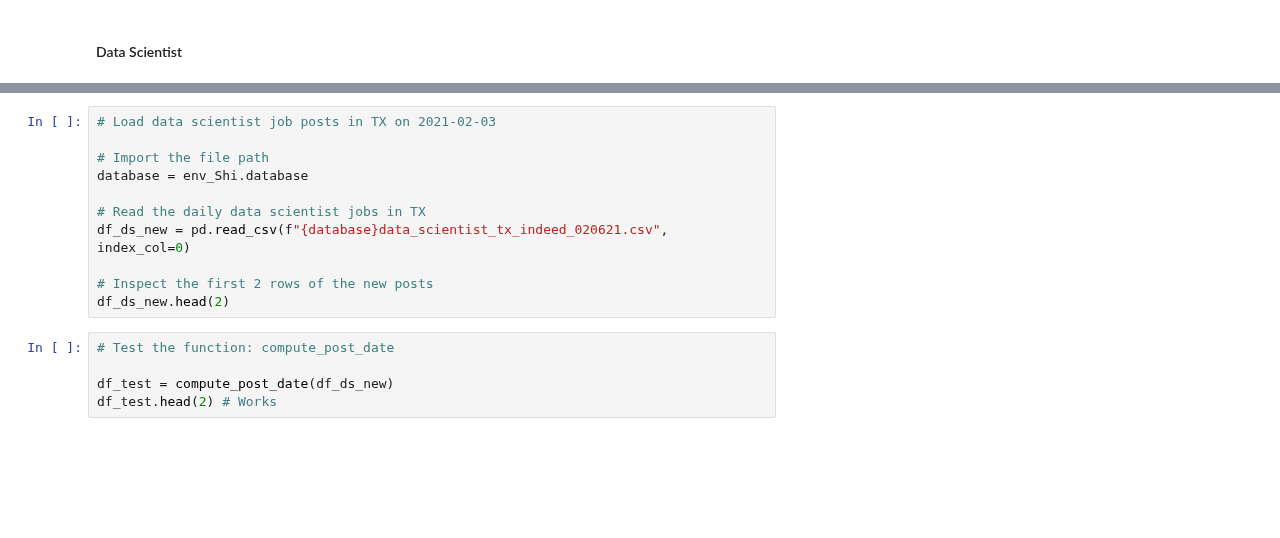
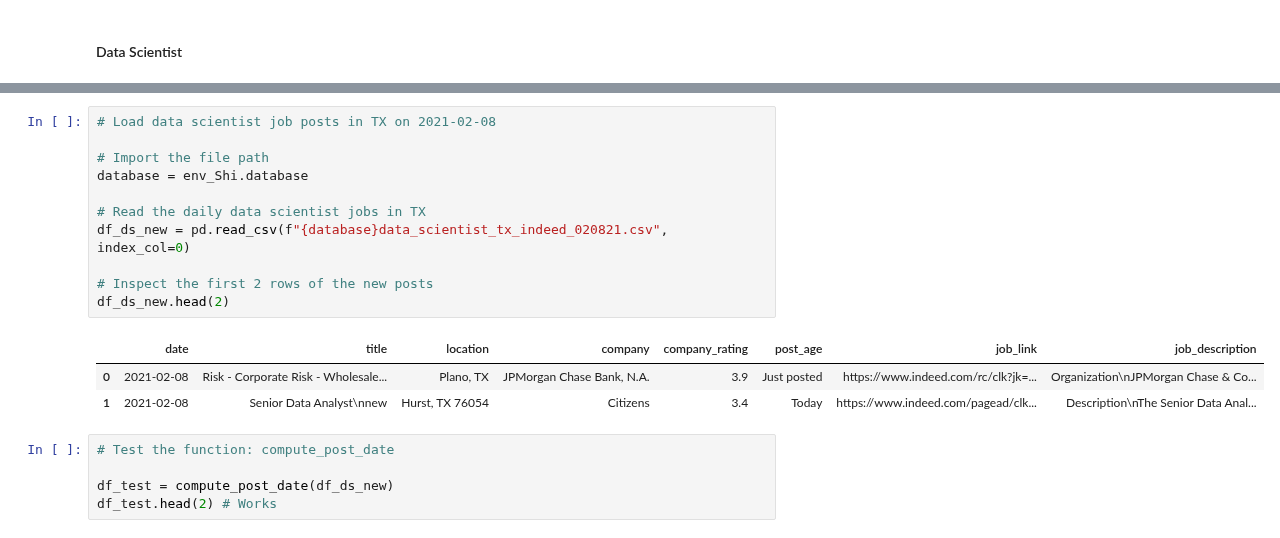
Before and after one commit to Blue-Owl-Data/Job-Search-Dashboard, a Jupyter notebook: notebook/MVP_Shi.ipynb, the cells around one changed output, grey strips where cells are left out. Cells and saved outputs as stored; diff of their text form; blank space fills up the shorter version.

```diff
--- a/notebook/MVP_Shi.ipynb
+++ b/notebook/MVP_Shi.ipynb
@@ -616,14 +730,18 @@ parsed[0]
 # %%
-# Load data scientist job posts in TX on 2021-02-03
+# Load data scientist job posts in TX on 2021-02-08
 
 # Import the file path
 database = env_Shi.database
 
 # Read the daily data scientist jobs in TX
-df_ds_new = pd.read_csv(f"{database}data_scientist_tx_indeed_020621.csv", index_col=0)
+df_ds_new = pd.read_csv(f"{database}data_scientist_tx_indeed_020821.csv", index_col=0)
 
 # Inspect the first 2 rows of the new posts
 df_ds_new.head(2)
+# %% [output]
+|  | date | title | location | company | company_rating | post_age | job_link | job_description |
+| 0 | 2021-02-08 | Risk - Corporate Risk - Wholesale... | Plano, TX | JPMorgan Chase Bank, N.A. | 3.9 | Just posted | https://www.indeed.com/rc/clk?jk=... | Organization\nJPMorgan Chase & Co... |
+| 1 | 2021-02-08 | Senior Data Analyst\nnew | Hurst, TX 76054 | Citizens | 3.4 | Today | https://www.indeed.com/pagead/clk... | Description\nThe Senior Data Anal... |
 # %%
 # Test the function: compute_post_date
 
```
Also changed, not shown: parts of 31 cells of this notebook.
